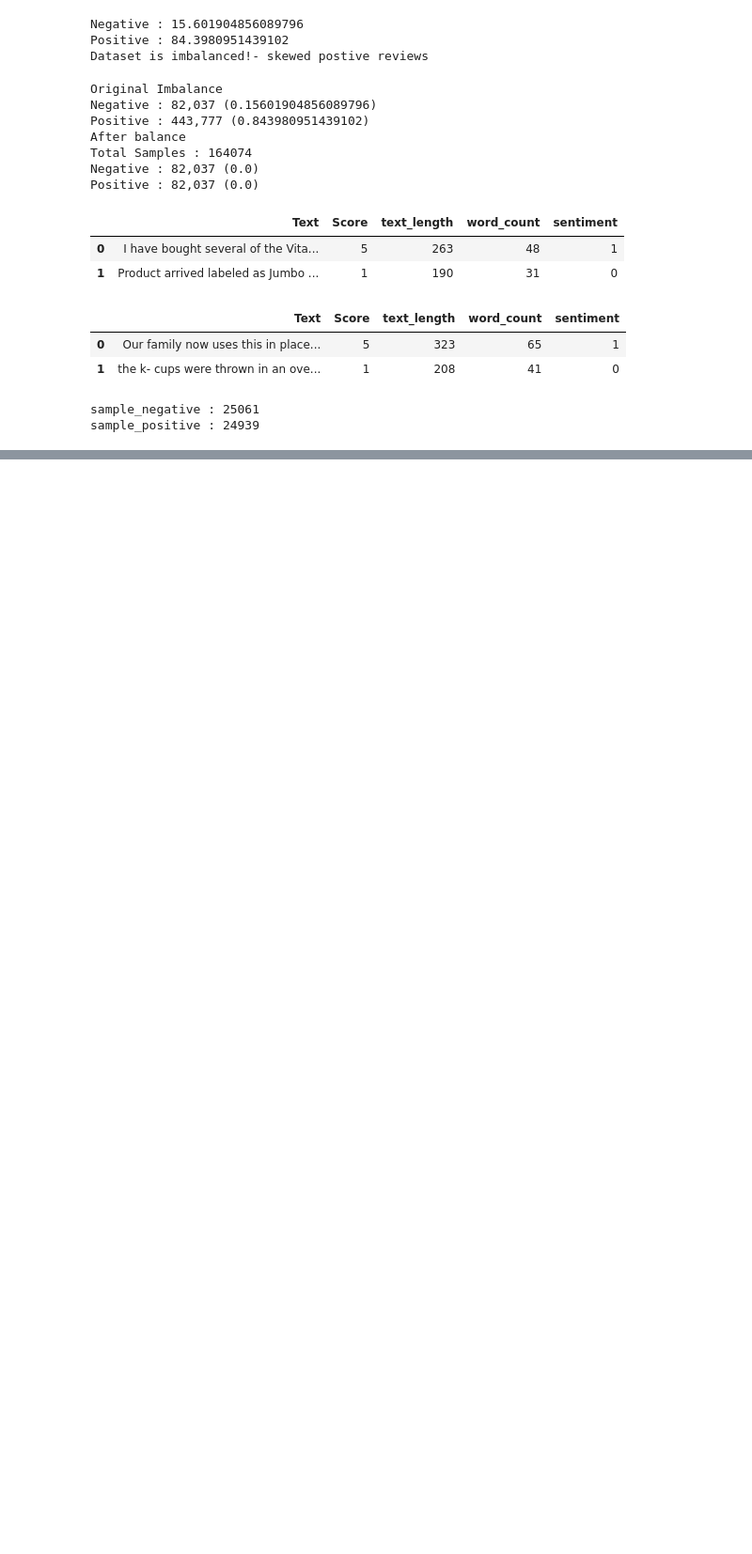
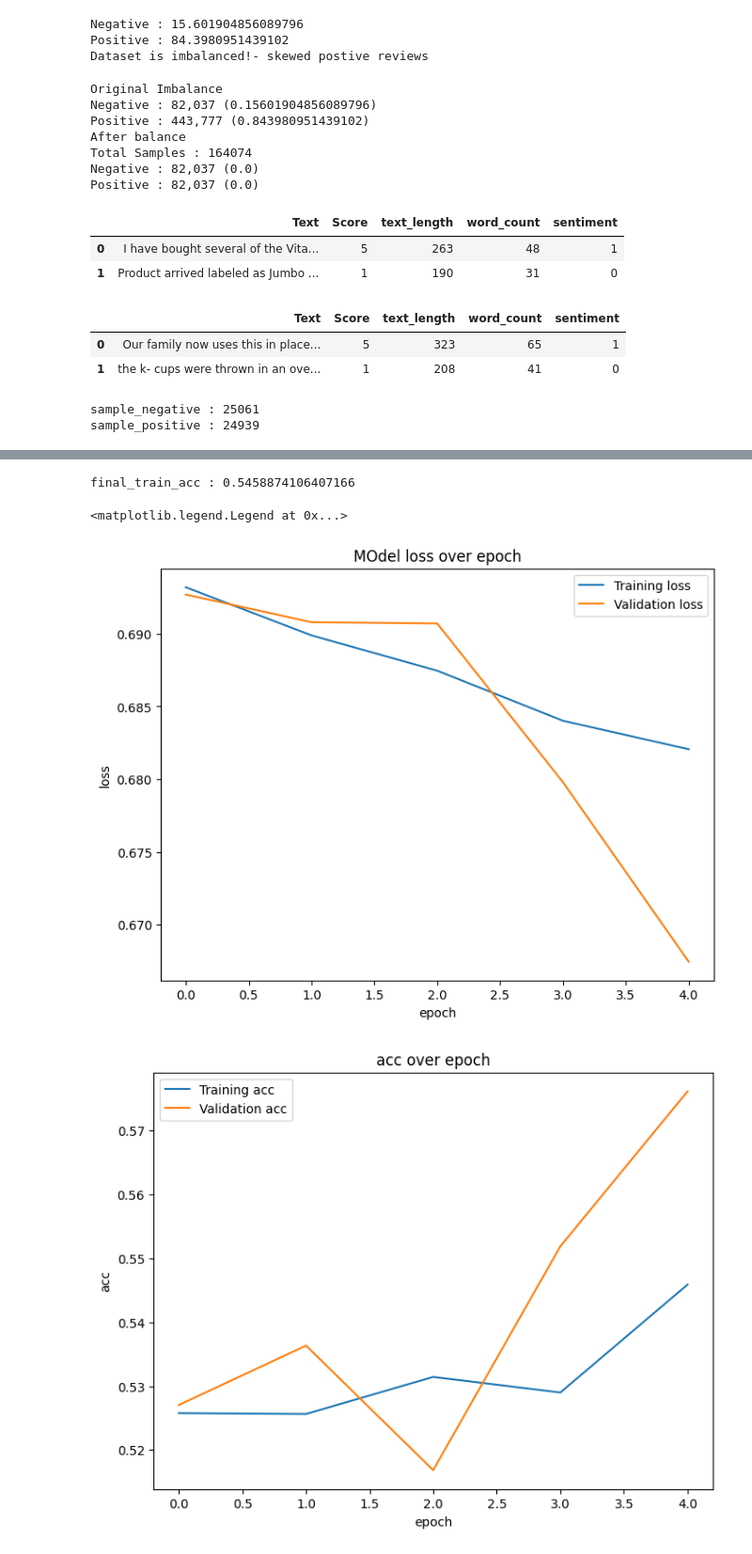
Before and after one commit to madanjha/Machine-Learning, a Jupyter notebook: Gen+ai_ff.ipynb, the cells around one changed output, grey strips where cells are left out. Shown at 94% size. Saved outputs shown, nothing was run; the diff lists cells and outputs as text; code cells hidden in the pictures; blank space fills up the shorter version.

```diff
--- a/Gen+ai_ff.ipynb
+++ b/Gen+ai_ff.ipynb
@@ -312,0 +422,8 @@ df_balanced.head(2)
+# %%
+rnn_history = rnn_model.fit(
+    X_train, y_train,
+    batch_size=128,
+    epochs=5,
+    validation_split=0.20,
+    verbose=1
+)
@@ -312,0 +441,27 @@ df_balanced.head(2)
+# %%
+final_train_acc = rnn_history.history['accuracy'][-1]
+print(f"final_train_acc : {final_train_acc}")
+# %% [output]
+final_train_acc : 0.5458874106407166
+# %%
+import matplotlib.pyplot as plt
+plt.figure(figsize=(8,6))
+plt.plot(rnn_history.history['loss'], label='Training loss')
+plt.plot(rnn_history.history['val_loss'], label='Validation loss')
+plt.title("MOdel loss over epoch")
+plt.xlabel("epoch")
+plt.ylabel("loss")
+plt.legend()
+
+import matplotlib.pyplot as plt
+plt.figure(figsize=(8,6))
+plt.plot(rnn_history.history['accuracy'], label='Training acc')
+plt.plot(rnn_history.history['val_accuracy'], label='Validation acc')
+plt.title("acc over epoch")
+plt.xlabel("epoch")
+plt.ylabel("acc")
+plt.legend()
+# %% [output]
+<matplotlib.legend.Legend at 0x...>
+[figure, added]
+[figure, added]
```
Also changed, not shown: parts of 20 cells of this notebook.
